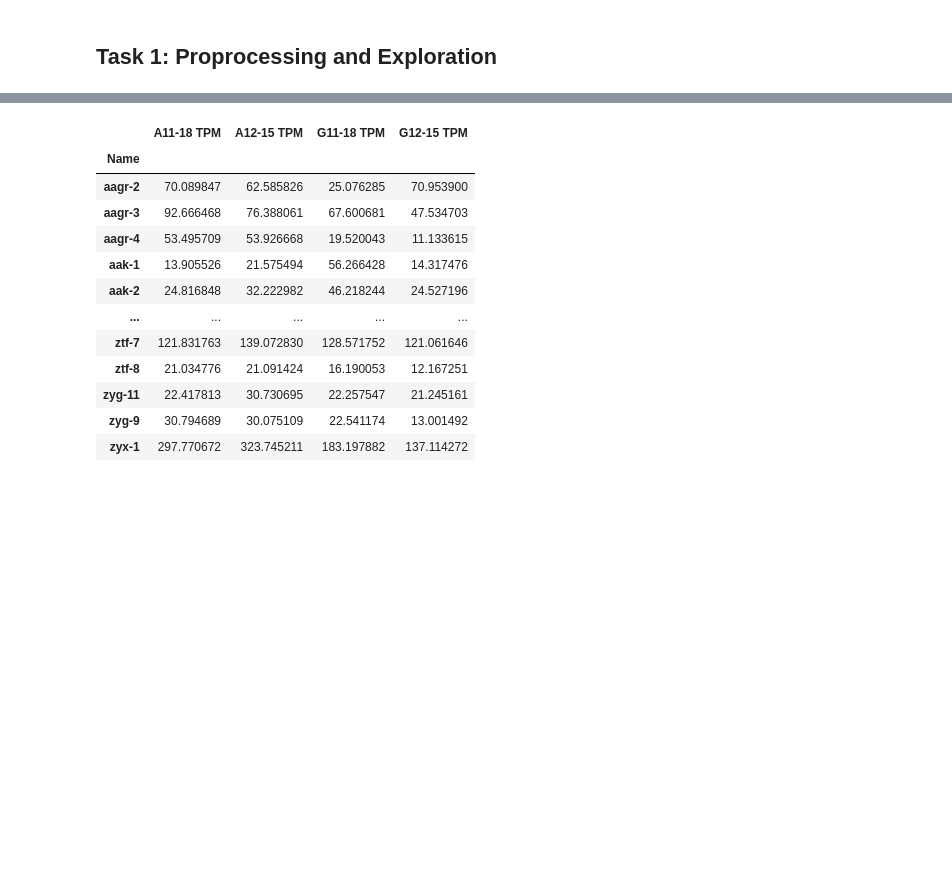
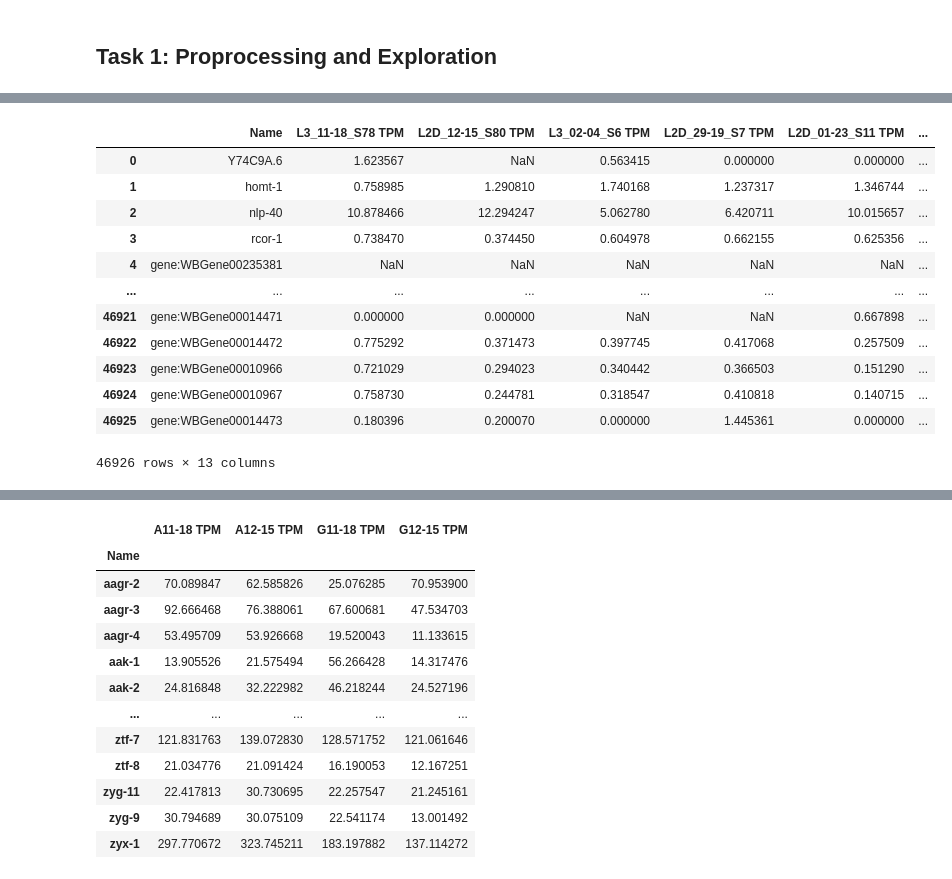
Before and after one commit to Tommytang111/trapseq_analysis, a Jupyter notebook: RNAseq_analysis.ipynb, the cells around one changed output, grey strips where cells are left out. Saved outputs shown, nothing was run; the diff lists cells and outputs as text; code cells hidden in the pictures; blank space fills up the shorter version.

```diff
--- a/RNAseq_analysis.ipynb
+++ b/RNAseq_analysis.ipynb
@@ -23,0 +55,47 @@ df = df[["Name", "A11-18 TPM", "A12-15 TPM", "G11-18 TPM", "G12-15 TPM"]]
+# %%
+#Rename dataframes
+df_TPM = df_TPM.rename(columns={"Name": "Gene Name",
+                                "A11-18_S78 TPM": "L3_A11-18_S78 TPM",
+                                "A12-15_S80 TPM": "L2D_A12-15_S80 TPM",
+                                "G11-18_S79 TPM": "L3_G11-18_S79 TPM",
+                                "G12-15_S81 TPM": "L2D_G12-15_S81 TPM",
+                                "A02-04_S6 TPM": "L3_A02-04_S6 TPM",
+                                "A29-19_S7 TPM": "L2D_A29-19_S7 TPM",
+                                "G02-04_S8 TPM": "L3_G02-04_S8 TPM",
+                                "G29-19_S9 TPM": "L2D_G29-19_S9 TPM",
+                                "G01-23_S11 TPM": "L2D_G01-23_S11 TPM",
+                                "A01-23_S10 TPM": "L2D_A01-23_S10 TPM",
+                                "G11-26_S13 TPM": "L3_G11-26_S13 TPM",
+                                "A11-26_S12 TPM": "L3_A11-26_S12 TPM"
+
+})
+df_TPM_GA_ratio = pd.DataFrame({"Name": df_TPM["Gene Name"],
+                                "L3_11-18_S78 TPM": df_TPM["L3_G11-18_S79 TPM"] / df_TPM["L3_A11-18_S78 TPM"],
+                                "L2D_12-15_S80 TPM": df_TPM["L2D_G12-15_S81 TPM"] / df_TPM["L2D_A12-15_S80 TPM"],
+                                "L3_02-04_S6 TPM": df_TPM["L3_G02-04_S8 TPM"] / df_TPM["L3_A02-04_S6 TPM"],
+                                "L2D_29-19_S7 TPM": df_TPM["L2D_G29-19_S9 TPM"] / df_TPM["L2D_A29-19_S7 TPM"],
+                                "L2D_01-23_S11 TPM": df_TPM["L2D_G01-23_S11 TPM"] / df_TPM["L2D_A01-23_S10 TPM"],
+                                "L3_11-26_S13 TPM": df_TPM["L3_G11-26_S13 TPM"] / df_TPM["L3_A11-26_S12 TPM"],
+                                "Log2FC L3_11-18_S78 TPM": np.log2(df_TPM["L3_G11-18_S79 TPM"] / df_TPM["L3_A11-18_S78 TPM"]),
+                                "Log2FC L2D_12-15_S80 TPM": np.log2(df_TPM["L2D_G12-15_S81 TPM"] / df_TPM["L2D_A12-15_S80 TPM"]),
+                                "Log2FC L3_02-04_S6 TPM": np.log2(df_TPM["L3_G02-04_S8 TPM"] / df_TPM["L3_A02-04_S6 TPM"]),
+                                "Log2FC L2D_29-19_S7 TPM": np.log2(df_TPM["L2D_G29-19_S9 TPM"] / df_TPM["L2D_A29-19_S7 TPM"]),
+                                "Log2FC L2D_01-23_S11 TPM": np.log2(df_TPM["L2D_G01-23_S11 TPM"] / df_TPM["L2D_A01-23_S10 TPM"]),
+                                "Log2FC L3_11-26_S13 TPM": np.log2(df_TPM["L3_G11-26_S13 TPM"] / df_TPM["L3_A11-26_S12 TPM"])
+
+            })
+df_TPM_GA_ratio
+# %% [output]
+|  | Name | L3_11-18_S78 TPM | L2D_12-15_S80 TPM | L3_02-04_S6 TPM | L2D_29-19_S7 TPM | L2D_01-23_S11 TPM | ... |
+| 0 | Y74C9A.6 | 1.623567 | NaN | 0.563415 | 0.000000 | 0.000000 | ... |
+| 1 | homt-1 | 0.758985 | 1.290810 | 1.740168 | 1.237317 | 1.346744 | ... |
+| 2 | nlp-40 | 10.878466 | 12.294247 | 5.062780 | 6.420711 | 10.015657 | ... |
+| 3 | rcor-1 | 0.738470 | 0.374450 | 0.604978 | 0.662155 | 0.625356 | ... |
+| 4 | gene:WBGene00235381 | NaN | NaN | NaN | NaN | NaN | ... |
+| ... | ... | ... | ... | ... | ... | ... | ... |
+| 46921 | gene:WBGene00014471 | 0.000000 | 0.000000 | NaN | NaN | 0.667898 | ... |
+| 46922 | gene:WBGene00014472 | 0.775292 | 0.371473 | 0.397745 | 0.417068 | 0.257509 | ... |
+| 46923 | gene:WBGene00010966 | 0.721029 | 0.294023 | 0.340442 | 0.366503 | 0.151290 | ... |
+| 46924 | gene:WBGene00010967 | 0.758730 | 0.244781 | 0.318547 | 0.410818 | 0.140715 | ... |
+| 46925 | gene:WBGene00014473 | 0.180396 | 0.200070 | 0.000000 | 1.445361 | 0.000000 | ... |
+46926 rows × 13 columns
```
Also changed, not shown: parts of 65 cells of this notebook.
